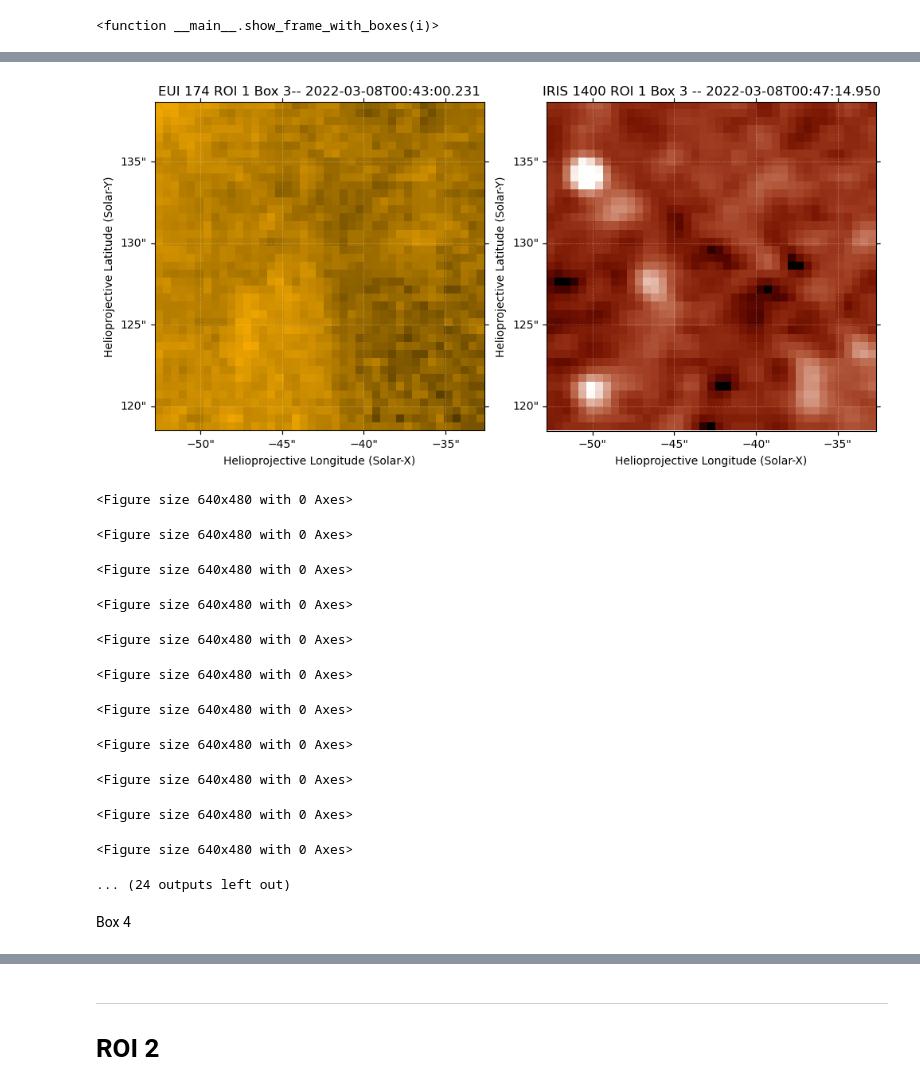
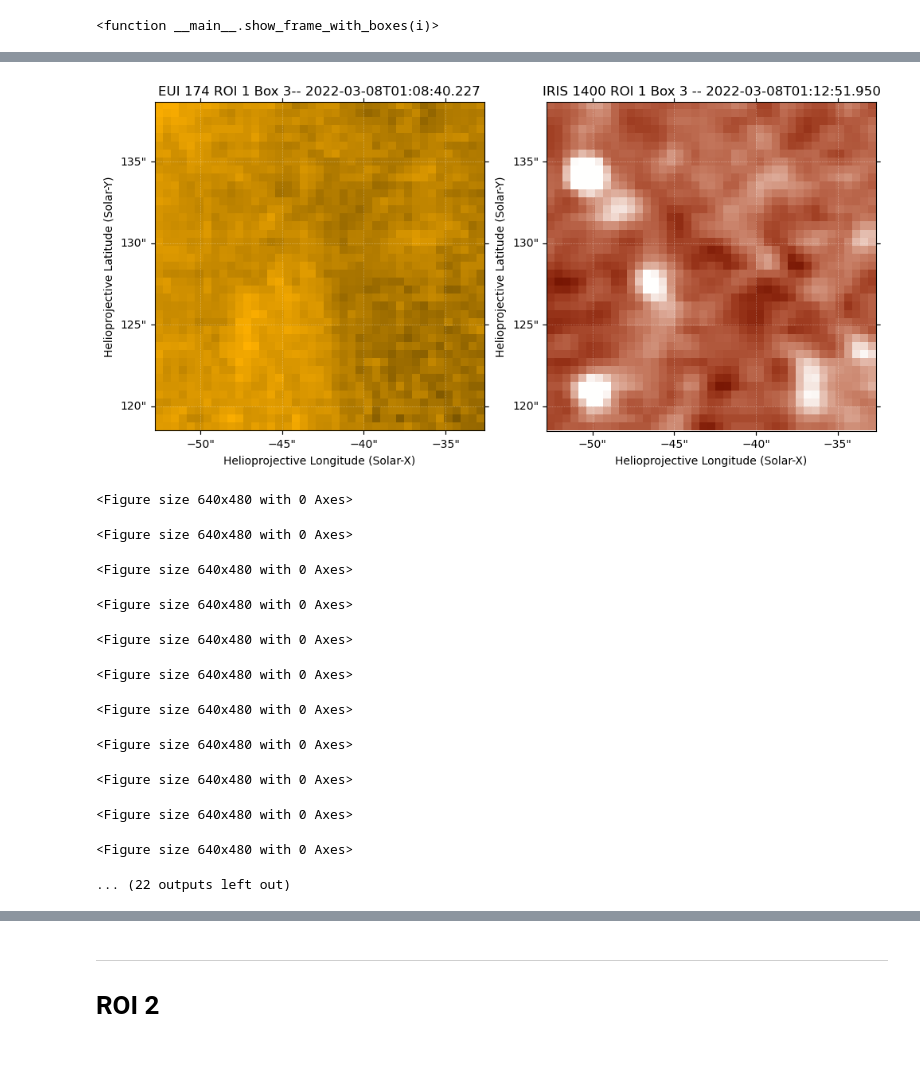
Before and after one commit to EllisErnsberger1/REU2025-Clean, a Jupyter notebook: Interval_1_ROIs.ipynb, the cells around one changed output, grey strips where cells are left out. Drawn from its saved outputs; the diff is of its cells as text; code cells hidden in the pictures; blank space fills up the shorter version.

```diff
--- a/Interval_1_ROIs.ipynb
+++ b/Interval_1_ROIs.ipynb
@@ -423,11 +349,16 @@ with writer.saving(fig, "gifs/eui_and_iris_roi_1_box_1_interval1.gif", dpi=200):
 
         eui_map = eui_roi_1_trimmed_box_1[i]
         ax1= fig.add_subplot(121, projection=eui_map.wcs)
-        eui_map.plot(axes=ax1, norm=eui_norm, cmap='solar orbiterhri_euv174', title=f'EUI 174 ROI 1 Box 1-- {eui_seq[i].date}')
+        eui_norm = ImageNormalize(eui_map.data, vmin=350, vmax=1100, stretch=SqrtStretch()) # defined here, but decided to change for box 1
+        eui_map.plot(axes=ax1, norm=ImageNormalize(eui_map.data, vmin=200, vmax=1000, stretch=SqrtStretch()),
+                     cmap='solar orbiterhri_euv174',
+                     title=f'EUI 174 ROI 1 Box 1-- {eui_seq[frame_ind_box_1[i]].date}')
 
         iris_map = iris_roi_1_trimmed_box_1[i]
         ax2 = fig.add_subplot(122, projection=iris_map.wcs, sharex=ax1, sharey=ax1)
-        iris_map.plot(axes=ax2, norm=iris_norm, title=f'IRIS 1400 ROI 1 Box 1 -- {iris1400_matched[i].date}')
+        iris_norm = ImageNormalize(iris_map.data, vmin=0, vmax=11, stretch=SqrtStretch())
+        iris_map.plot(axes=ax2, norm=iris_norm,
+                      title=f'IRIS 1400 ROI 1 Box 1 -- {iris1400_matched[frame_ind_box_1[i]].date}')
 
         plt.tight_layout()
 
@@ -493,0 +384,26 @@ Box 3
+# %%
+fig = plt.figure(figsize=(10, 6))
+
+writer = PillowWriter(fps=5)
+with writer.saving(fig, "gifs/eui_and_iris_roi_1_box_2_interval1.gif", dpi=200):
+
+    for i in tqdm(range(len(eui_roi_1_trimmed_box_2))):
+
+        eui_map = eui_roi_1_trimmed_box_2[i]
+        ax1= fig.add_subplot(121, projection=eui_map.wcs)
+        eui_map.plot(axes=ax1, norm=ImageNormalize(eui_map.data, vmin=200, vmax=1000, stretch=SqrtStretch()),
+                     cmap='solar orbiterhri_euv174',
+                     title=f'EUI 174 ROI 1 Box 2-- {eui_seq[frame_ind_box_2[i]].date}')
+
+        iris_map = iris_roi_1_trimmed_box_2[i]
+        ax2 = fig.add_subplot(122, projection=iris_map.wcs, sharex=ax1, sharey=ax1)
+        iris_map.plot(axes=ax2, norm=iris_norm,
+                      title=f'IRIS 1400 ROI 1 Box 2 -- {iris1400_matched[frame_ind_box_2[i]].date}')
+
+        plt.tight_layout()
+
+        plt.draw()
+        plt.pause(0.01)  # renders frame every 0.01 seconds
+        writer.grab_frame()  # saves the frame
+
+        ax1.clear(); ax2.clear() # clear each frame
@@ -494,28 +424,31 @@ Box 3
 # %%
 fig = plt.figure(figsize=(10, 6))
 
 writer = PillowWriter(fps=5)
 with writer.saving(fig, "gifs/eui_and_iris_roi_1_box_3_interval1.gif", dpi=200):
 
     for i in tqdm(range(len(eui_roi_1_trimmed_box_3))):
+        fig.clf() # clear each frame
 
         eui_map = eui_roi_1_trimmed_box_3[i]
         ax1= fig.add_subplot(121, projection=eui_map.wcs)
-        eui_map.plot(axes=ax1, norm=eui_norm, cmap='solar orbiterhri_euv174', title=f'EUI 174 ROI 1 Box 3-- {eui_seq[i].date}')
+        eui_map.plot(axes=ax1, norm=eui_norm, cmap='solar orbiterhri_euv174',
+                     title=f'EUI 174 ROI 1 Box 3-- {eui_seq[frame_ind_box_3[i]].date}')
 
         iris_map = iris_roi_1_trimmed_box_3[i]
         ax2 = fig.add_subplot(122, projection=iris_map.wcs, sharex=ax1, sharey=ax1)
-        iris_map.plot(axes=ax2, norm=iris_norm, title=f'IRIS 1400 ROI 1 Box 3 -- {iris1400_matched[i].date}')
+        iris_map.plot(axes=ax2, norm=ImageNormalize(iris_map.data, vmin=0, vmax=8, stretch=SqrtStretch()),
+                      title=f'IRIS 1400 ROI 1 Box 3 -- {iris1400_matched[frame_ind_box_3[i]].date}')
 
         plt.tight_layout()
 
         plt.draw()
         plt.pause(0.01)  # renders frame every 0.01 seconds
         writer.grab_frame()  # saves the frame
 
         ax1.clear(); ax2.clear()
 # %% [output]
-[figure, old version]
+[figure, new version]
 <Figure size 640x480 with 0 Axes>
 <Figure size 640x480 with 0 Axes>
 <Figure size 640x480 with 0 Axes>
@@ -527,9 +460,7 @@ with writer.saving(fig, "gifs/eui_and_iris_roi_1_box_3_interval1.gif", dpi=200):
 <Figure size 640x480 with 0 Axes>
 <Figure size 640x480 with 0 Axes>
 <Figure size 640x480 with 0 Axes>
-... (24 outputs left out)
+... (22 outputs left out)
-# %% [markdown]
-Box 4
 # %%
 fig = plt.figure(figsize=(10, 6))
 
```
Also changed, not shown: parts of 64 cells of this notebook, 24 other files.
